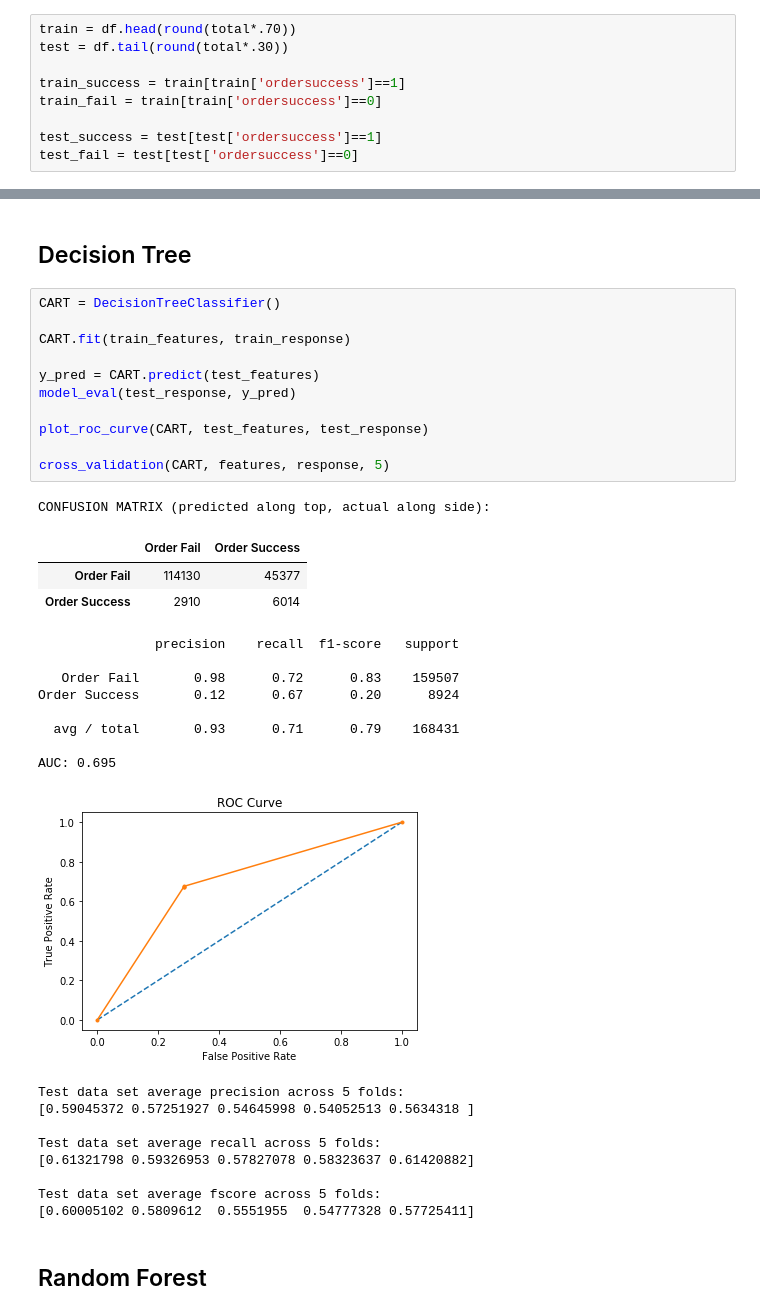
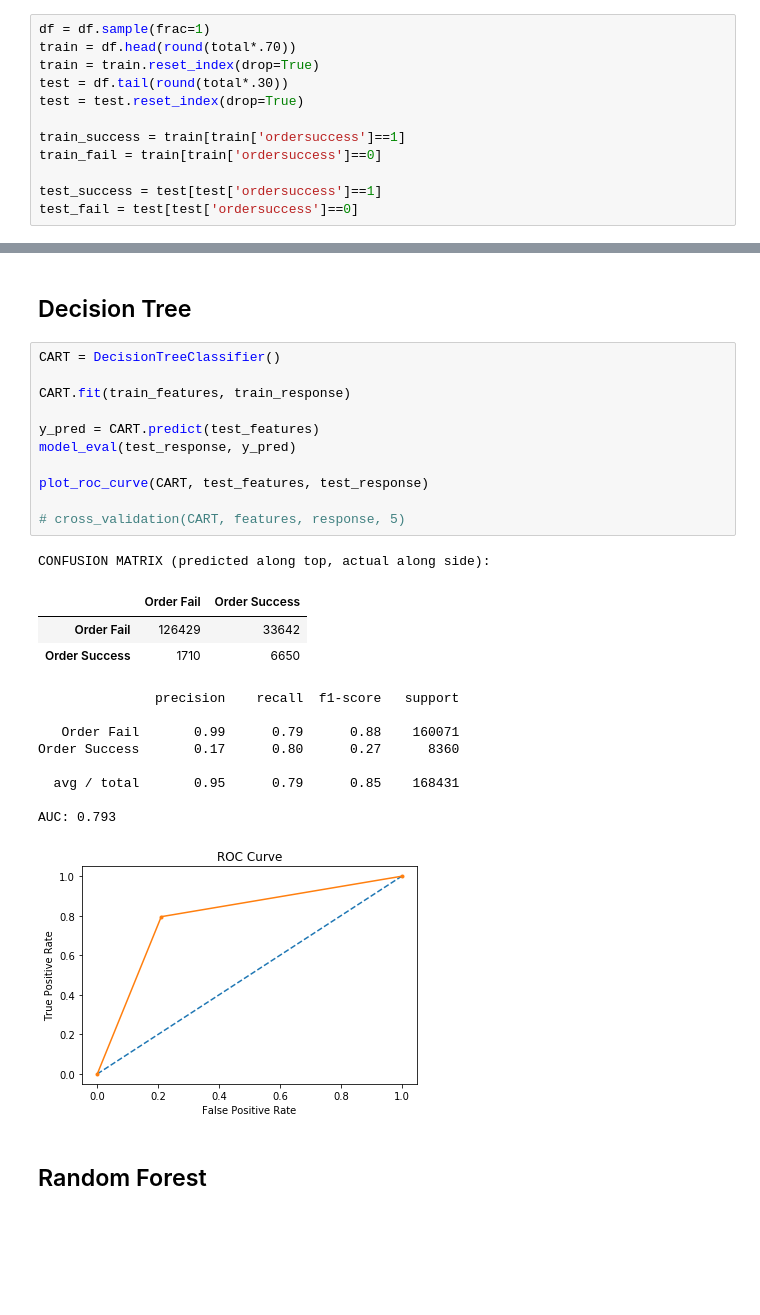
Before and after one commit to acaruso7/Order-Book-Trade-Classification, a Jupyter notebook: baseline_models.ipynb, the cells around one changed output, grey strips where cells are left out. Drawn from its saved outputs; the diff is of its cells as text; blank space fills up the shorter version.

```diff
--- a/baseline_models.ipynb
+++ b/baseline_models.ipynb
@@ -77,8 +99,11 @@ df = pd.concat([features,response],axis=1)
 # %% [markdown]
 ## Train / Test Split
 # %%
+df = df.sample(frac=1)
 train = df.head(round(total*.70))
+train = train.reset_index(drop=True)
 test = df.tail(round(total*.30))
+test = test.reset_index(drop=True)
 
 train_success = train[train['ordersuccess']==1]
 train_fail = train[train['ordersuccess']==0]
@@ -197,36 +222,28 @@ AUC: 0.721
 # %%
 CART = DecisionTreeClassifier()
 
 CART.fit(train_features, train_response)
 
 y_pred = CART.predict(test_features)
 model_eval(test_response, y_pred)
 
 plot_roc_curve(CART, test_features, test_response)
 
-cross_validation(CART, features, response, 5)
+# cross_validation(CART, features, response, 5)
 # %% [output]
 CONFUSION MATRIX (predicted along top, actual along side):
 |  | Order Fail | Order Success |
-| Order Fail | 114130 | 45377 |
-| Order Success | 2910 | 6014 |
+| Order Fail | 126429 | 33642 |
+| Order Success | 1710 | 6650 |
                precision    recall  f1-score   support
 
-   Order Fail       0.98      0.72      0.83    159507
-Order Success       0.12      0.67      0.20      8924
+   Order Fail       0.99      0.79      0.88    160071
+Order Success       0.17      0.80      0.27      8360
 
-  avg / total       0.93      0.71      0.79    168431
+  avg / total       0.95      0.79      0.85    168431
 
-AUC: 0.695
+AUC: 0.793
-[figure, old version]
+[figure, new version]
-Test data set average precision across 5 folds:
-[0.59045372 0.57251927 0.54645998 0.54052513 0.5634318 ]
-
-Test data set average recall across 5 folds:
-[0.61321798 0.59326953 0.57827078 0.58323637 0.61420882]
-
-Test data set average fscore across 5 folds:
-[0.60005102 0.5809612  0.5551955  0.54777328 0.57725411]
 # %% [markdown]
 ## Random Forest
 # %%
```
Also changed, not shown: parts of 13 cells of this notebook, 1 other file.
